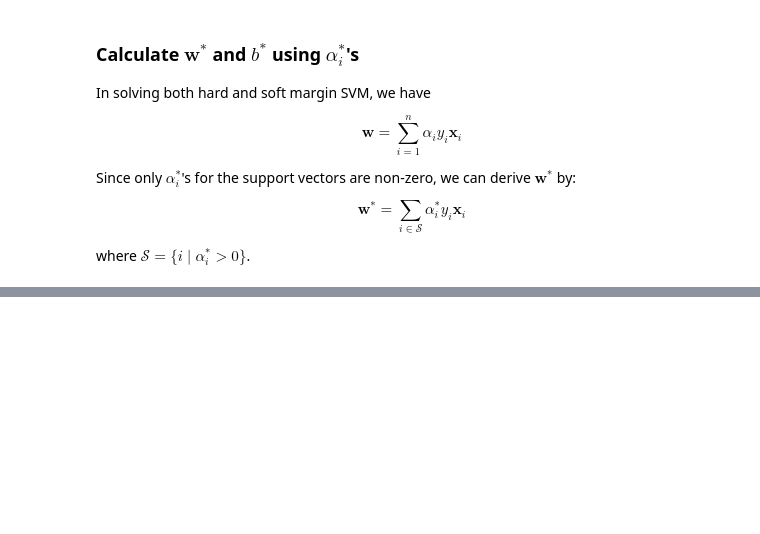
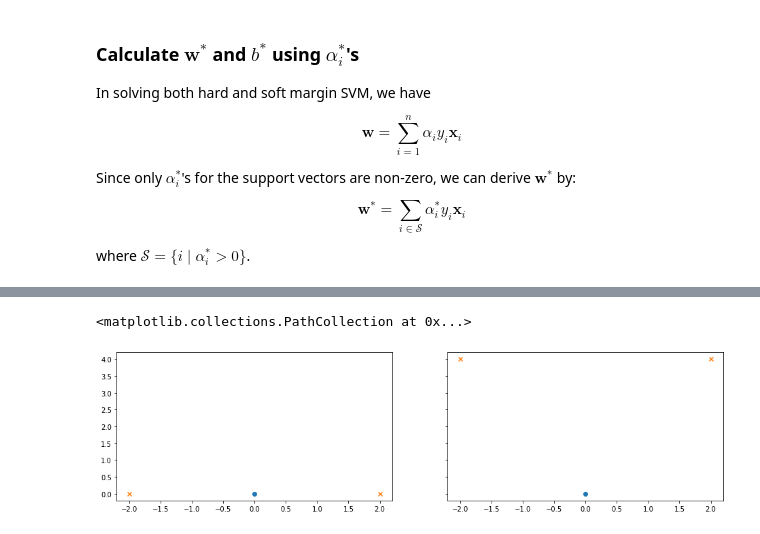
Before and after one commit to Joeyonng/Joeyonng-notes, a Jupyter notebook: Supervised Learning/Support Vector Machine (SVM).ipynb, the cells around one changed output, grey strips where cells are left out. Cells and saved outputs as stored; diff of their text form; code cells hidden in the pictures; blank space fills up the shorter version.

```diff
--- a/Supervised Learning/Support Vector Machine (SVM).ipynb
+++ b/Supervised Learning/Support Vector Machine (SVM).ipynb
@@ -606,0 +642,22 @@ $$
+# %%
+import numpy as np
+import matplotlib.pyplot as plt
+
+rng = np.random.default_rng(0)
+x0 = np.array([-2, 0, 2])
+x1 = np.zeros(x0.shape[0])
+
+y0_indices = np.array([1])
+y1_indices = np.delete(np.arange(x1.shape[0]), y0_indices)
+
+fig, (ax1, ax2) = plt.subplots(1, 2, figsize=[16, 4], sharey=True)
+ax1.scatter(x0[y0_indices], x1[y0_indices], marker='o')
+ax1.scatter(x0[y1_indices], x1[y1_indices], marker='x')
+
+x1 = x0 ** 2
+
+ax2.scatter(x0[y0_indices], x1[y0_indices], marker='o')
+ax2.scatter(x0[y1_indices], x1[y1_indices], marker='x')
+# %% [output]
+<matplotlib.collections.PathCollection at 0x...>
+[figure, added]
```
Also changed, not shown: parts of 27 cells of this notebook, 32 other files.
